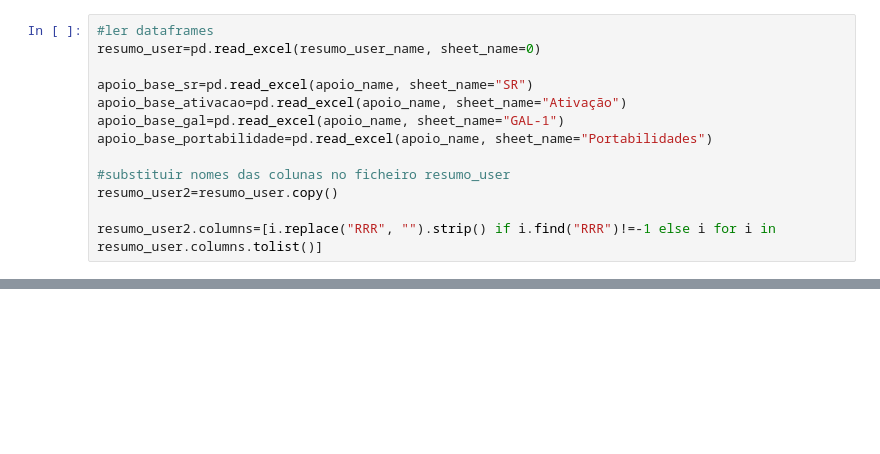
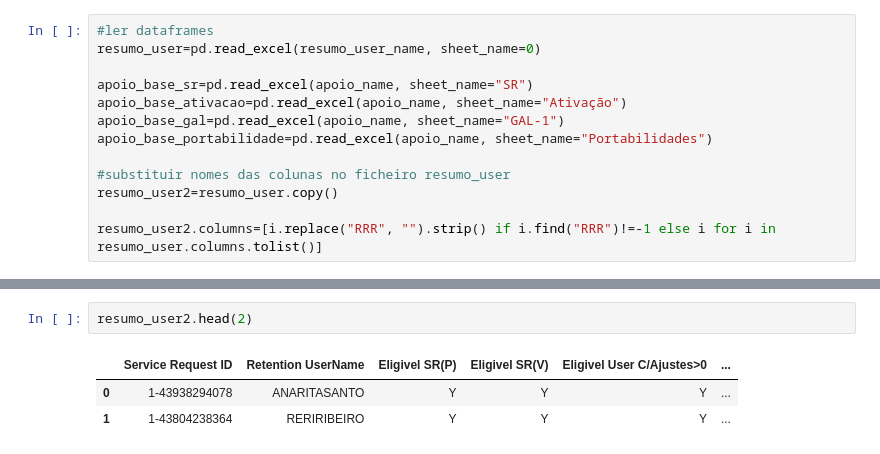
Before and after one commit to josepmatias/nos_reten-ao, a Jupyter notebook: elegiveis_cb_fees/elegiveis_cb.ipynb, the cells around one changed output, grey strips where cells are left out. Cells and saved outputs as stored; diff of their text form; blank space fills up the shorter version.

```diff
--- a/elegiveis_cb_fees/elegiveis_cb.ipynb
+++ b/elegiveis_cb_fees/elegiveis_cb.ipynb
@@ -55,0 +72,6 @@ resumo_user2.columns=[i.replace("RRR", "").strip() if i.find("RRR")!=-1 else i f
+# %%
+resumo_user2.head(2)
+# %% [output]
+|  | Service Request ID | Retention UserName | Eligivel SR(P) | Eligivel SR(V) | Eligivel User C/Ajustes>0 | ... |
+| 0 | 1-43938294078 | ANARITASANTO | Y | Y | Y | ... |
+| 1 | 1-43804238364 | RERIRIBEIRO | Y | Y | Y | ... |
```
Also changed, not shown: parts of 6 cells of this notebook.
